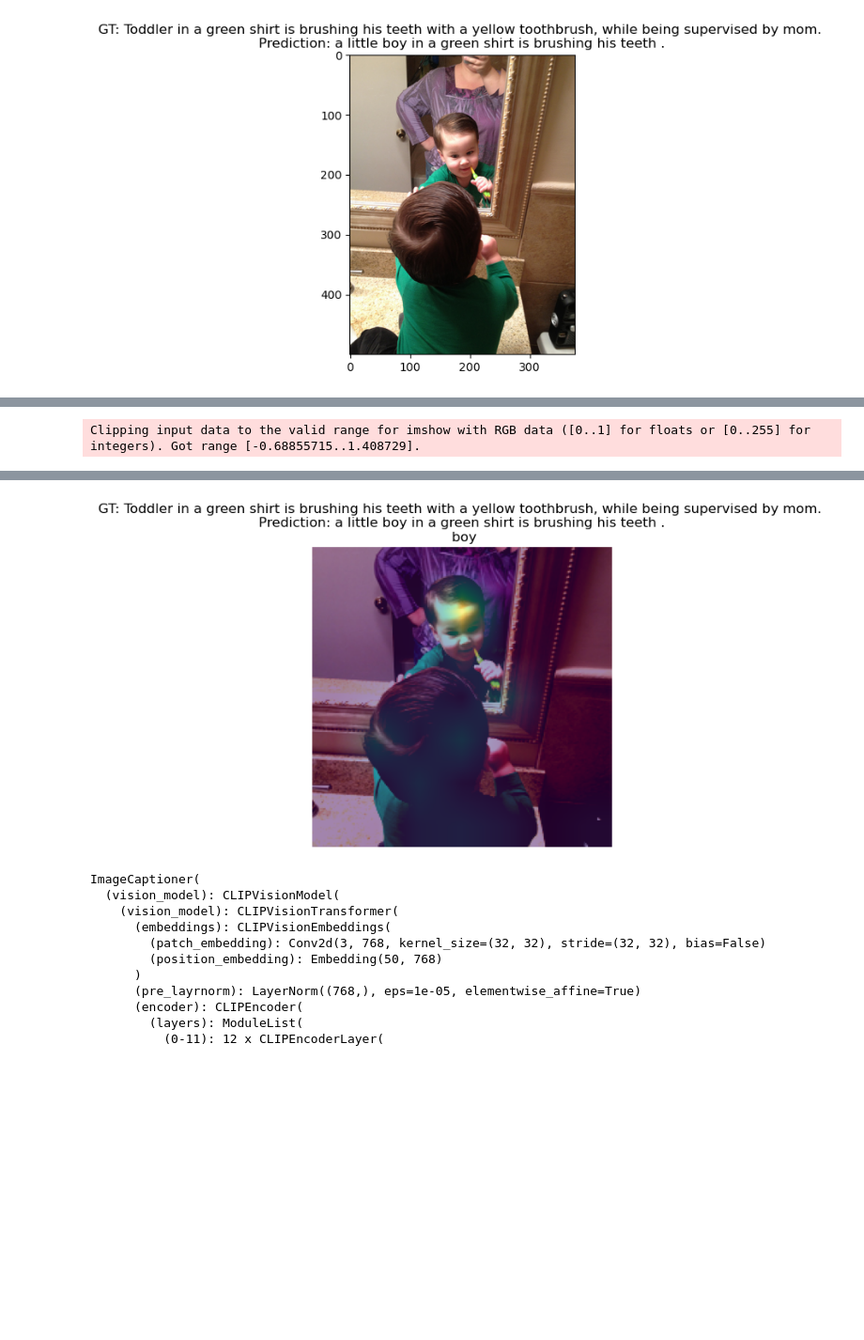
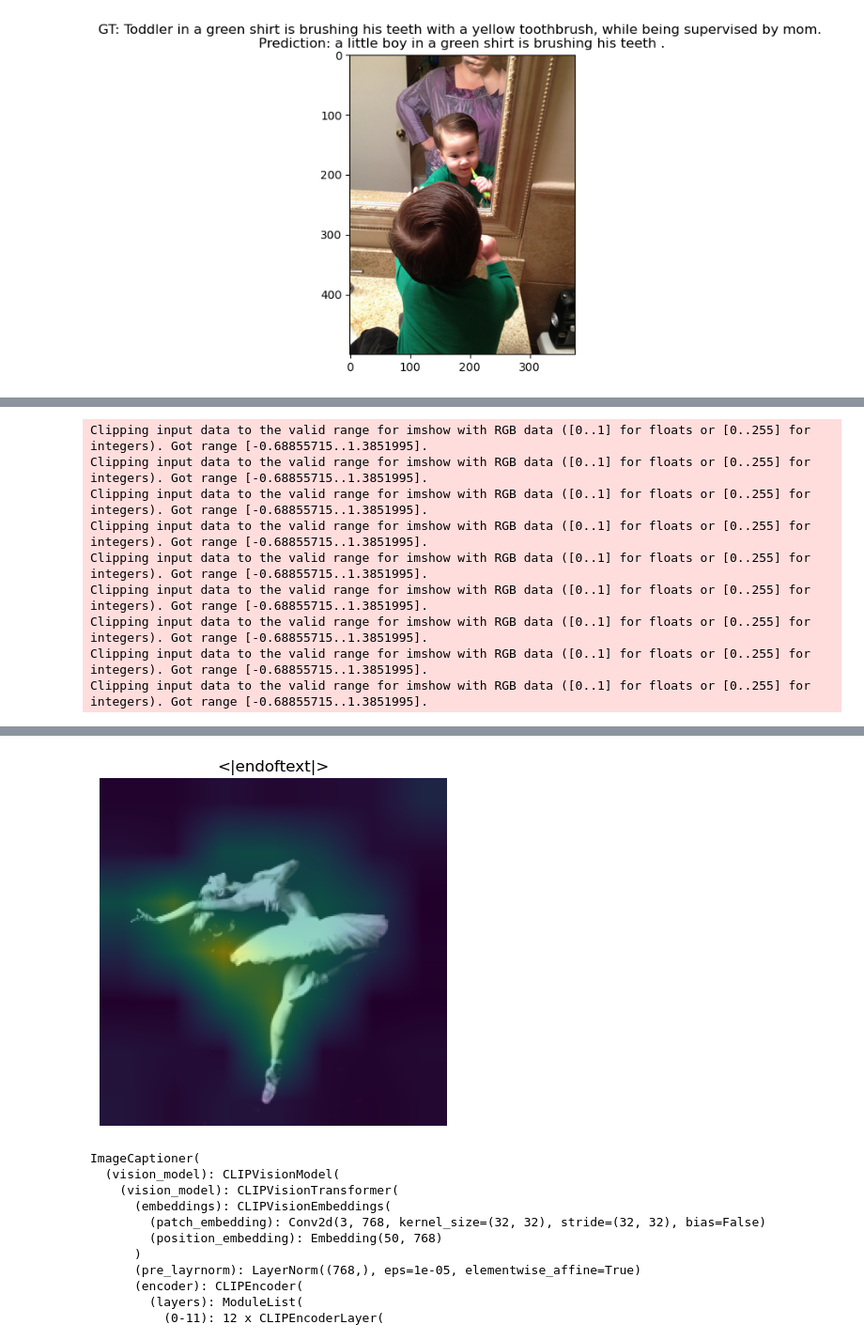
Before and after one commit to kwokkenton/captioning, a Jupyter notebook: notebooks/api_usage.ipynb, the cells around one changed output, grey strips where cells are left out. Shown at 94% size. Drawn from its saved outputs; the diff is of its cells as text; code cells hidden in the pictures; blank space fills up the shorter version.

```diff
--- a/notebooks/api_usage.ipynb
+++ b/notebooks/api_usage.ipynb
@@ -36,0 +41,8 @@ plt.show()
+# %%
+from PIL import Image
+im = Image.open('/home/kenton/workshop/captioning/dancing.jpg')
+pred, attn, tokens = captioner.run_inference(im)
+plt.imshow(np.array(im))
+
+plt.title(f'Prediction: {pred}')
+plt.show()
@@ -37,5 +51,5 @@ plt.show()
 # %%
-def visualize_text_to_image_attention(attn_weights, text_tokens, image_shape=(7, 7), head=0, token_idx=0):
+def visualize_text_to_image_attention(attn_weights, text_tokens, image_shape=(7, 7), token_idx=0):
     """
     Visualize attention from a specific text token to image patches.
 
@@ -59,34 +73,56 @@ def visualize_text_to_image_attention(attn_weights, text_tokens, image_shape=(7,
     attn = attn_weights[:, text_start + token_idx, 1:num_img+1].mean(axis=0)  # shape (50,)
     attn = attn.detach().cpu().numpy()
     attn = attn.reshape(image_shape)
-
-    # plt.figure(figsize=(5, 5))
-    # plt.imshow(attn, cmap='viridis')
-    # plt.title(f"Head {head} — Token: '{text_tokens[token_idx]}'")
-    # plt.colorbar(label='Attention')
-    # plt.axis('off')
-    # plt.show()
     return attn
 # %%
 import torch.nn.functional as F
 import torch
 
-token_idx = 3
-attn_mat = visualize_text_to_image_attention(attn[1][0], tokens, head=3, token_idx=token_idx)
+from io import BytesIO
+import base64
 
-# Convert to tensor and unsqueeze to shape [1, 1, H, W] for interpolation
-attn_tensor = torch.tensor(attn_mat).unsqueeze(0).unsqueeze(0)  # [1, 1, 7, 7]
+def get_attention_maps(tokens, layer = 1):
+    N_tokens = len(tokens)
+    encoded_images = []
 
-# Resize to match the image shape (e.g., 224x224)
-attn_resized = F.interpolate(attn_tensor, size=(224,224), mode='bilinear', align_corners=False)
-attn_resized = attn_resized.squeeze().numpy()  # Shape: (224, 224)
+    for token_idx in range(N_tokens):
+        attn_mat = visualize_text_to_image_attention(attn[layer][0], tokens, token_idx=token_idx)
+
+        # Convert to tensor and unsqueeze to shape [1, 1, H, W] for interpolation
+        attn_tensor = torch.tensor(attn_mat).unsqueeze(0).unsqueeze(0)  # [1, 1, 7, 7]
+        # Resize to match the image shape (e.g., 224x224)
+        attn_resized = F.interpolate(attn_tensor, size=(224,224), mode='bilinear', align_corners=False)
+        attn_resized = attn_resized.squeeze().numpy()  # Shape: (224, 224)
 
 
-mean = torch.tensor([0.48145466, 0.4578275, 0.40821073])
-std = torch.tensor([0.26862954, 0.26130258, 0.27577711])
-plt.title(f'GT: {target} \nPrediction: {pred}\n {tokens[token_idx]}')
-plt.imshow(2*(captioner.model.image_processor(images= [im], return_tensors='pt')['pixel_values'][0].permute(1,2,0) + mean) * std  )
-plt.imshow(attn_resized, alpha=0.5)
-plt.axis('off')
+        mean = torch.tensor([0.48145466, 0.4578275, 0.40821073])
+        std = torch.tensor([0.26862954, 0.26130258, 0.27577711])
+        plt.title(f'{tokens[token_idx]}')
+        plt.imshow(2*(captioner.model.image_processor(images= [im], return_tensors='pt')['pixel_values'][0].permute(1,2,0) + mean) * std  )
+        plt.imshow(attn_resized, alpha=0.5)
+        plt.axis('off')
+
+        buf = BytesIO()
+        plt.savefig(buf, format='PNG')
+        buf.seek(0)
+        img = Image.open(buf)
+
+        # Convert the image to base64 for sending it in the response
+        img_byte_arr = BytesIO()
+        img.save(img_byte_arr, format='PNG')
+        encoded_img = base64.b64encode(img_byte_arr.getvalue()).decode('utf-8')
+        encoded_images.append(encoded_img)
+
+    return encoded_images
+
+get_attention_maps(tokens)
 # %% [output]
-Clipping input data to the valid range for imshow with RGB data ([0..1] for floats or [0..255] for integers). Got range [-0.68855715..1.408729].
+Clipping input data to the valid range for imshow with RGB data ([0..1] for floats or [0..255] for integers). Got range [-0.68855715..1.3851995].
+Clipping input data to the valid range for imshow with RGB data ([0..1] for floats or [0..255] for integers). Got range [-0.68855715..1.3851995].
+Clipping input data to the valid range for imshow with RGB data ([0..1] for floats or [0..255] for integers). Got range [-0.68855715..1.3851995].
+Clipping input data to the valid range for imshow with RGB data ([0..1] for floats or [0..255] for integers). Got range [-0.68855715..1.3851995].
+Clipping input data to the valid range for imshow with RGB data ([0..1] for floats or [0..255] for integers). Got range [-0.68855715..1.3851995].
+Clipping input data to the valid range for imshow with RGB data ([0..1] for floats or [0..255] for integers). Got range [-0.68855715..1.3851995].
+Clipping input data to the valid range for imshow with RGB data ([0..1] for floats or [0..255] for integers). Got range [-0.68855715..1.3851995].
+Clipping input data to the valid range for imshow with RGB data ([0..1] for floats or [0..255] for integers). Got range [-0.68855715..1.3851995].
+Clipping input data to the valid range for imshow with RGB data ([0..1] for floats or [0..255] for integers). Got range [-0.68855715..1.3851995].
@@ -94,4 +134,4 @@ Clipping input data to the valid range for imshow with RGB data ([0..1] for floa
-[figure, old version]
+[figure, new version]
 # %%
 captioner.model
 # %% [output]
```
Also changed, not shown: parts of 3 cells of this notebook, 4 other files.
